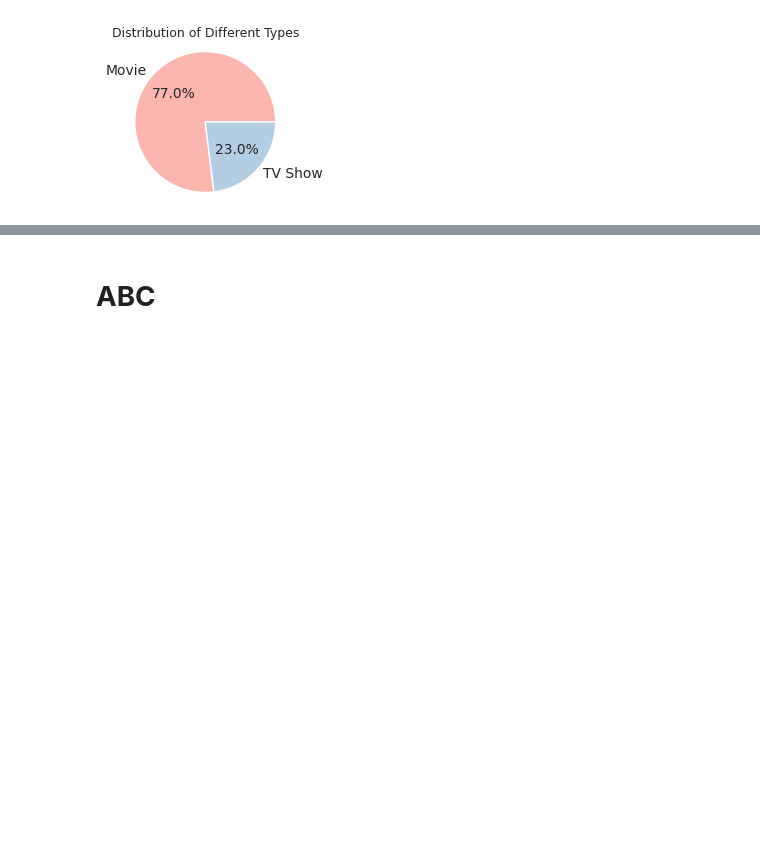
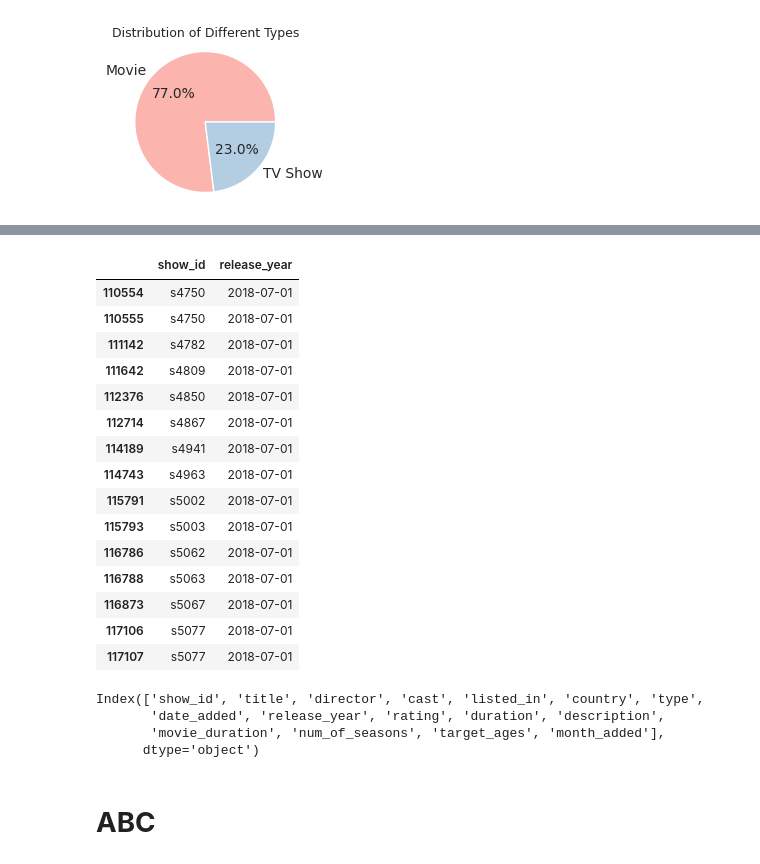
Before and after one commit to DSabarish/netflix_data_analysis, a Jupyter notebook: Netflix_15.ipynb, the cells around one changed output, grey strips where cells are left out. Cells and saved outputs as stored; diff of their text form; code cells hidden in the pictures; blank space fills up the shorter version.

```diff
--- a/Netflix_15.ipynb
+++ b/Netflix_15.ipynb
@@ -681,3 +798,41 @@ Name: count, dtype: int64
+# %%
+# Filter the DataFrame for movies directed by "Jan Suter" and select relevant columns
+dum = movie_df[movie_df["director"] == "Jan Suter"][["show_id", "release_year"]]
+
+# Find the earliest release year for "Jan Suter"
+earliest_year = dum["release_year"].min()
+lastest_year = dum["release_year"].max()
+
+# Filter the DataFrame for movies directed by "Jan Suter" in the earliest release year
+earliest_year_movies = dum[dum["release_year"] == earliest_year]
+latest_year_movies = dum[dum["release_year"] == lastest_year]
+# Count the unique show_id values for the earliest release year
+# earliest_year_movies #2016
+# latest_year_movies #2018
+# %% [output]
+|  | show_id | release_year |
+| 110554 | s4750 | 2018-07-01 |
+| 110555 | s4750 | 2018-07-01 |
+| 111142 | s4782 | 2018-07-01 |
+| 111642 | s4809 | 2018-07-01 |
+| 112376 | s4850 | 2018-07-01 |
+| 112714 | s4867 | 2018-07-01 |
+| 114189 | s4941 | 2018-07-01 |
+| 114743 | s4963 | 2018-07-01 |
+| 115791 | s5002 | 2018-07-01 |
+| 115793 | s5003 | 2018-07-01 |
+| 116786 | s5062 | 2018-07-01 |
+| 116788 | s5063 | 2018-07-01 |
+| 116873 | s5067 | 2018-07-01 |
+| 117106 | s5077 | 2018-07-01 |
+| 117107 | s5077 | 2018-07-01 |
+# %%
+data.colu
+# %% [output]
+Index(['show_id', 'title', 'director', 'cast', 'listed_in', 'country', 'type',
+       'date_added', 'release_year', 'rating', 'duration', 'description',
+       'movie_duration', 'num_of_seasons', 'target_ages', 'month_added'],
+      dtype='object')
 # %%
 # import pandas as pd
 
```
Also changed, not shown: parts of 11 cells of this notebook.
